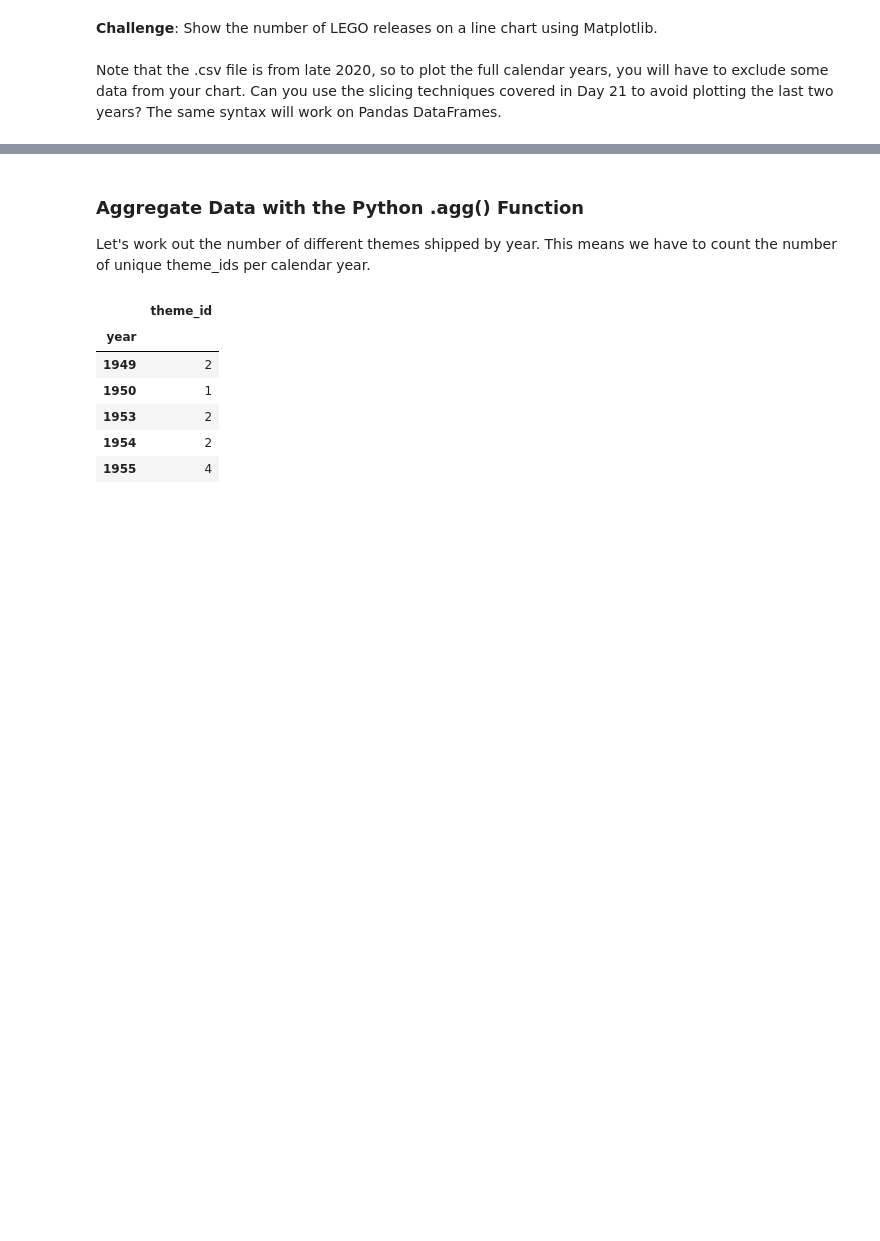
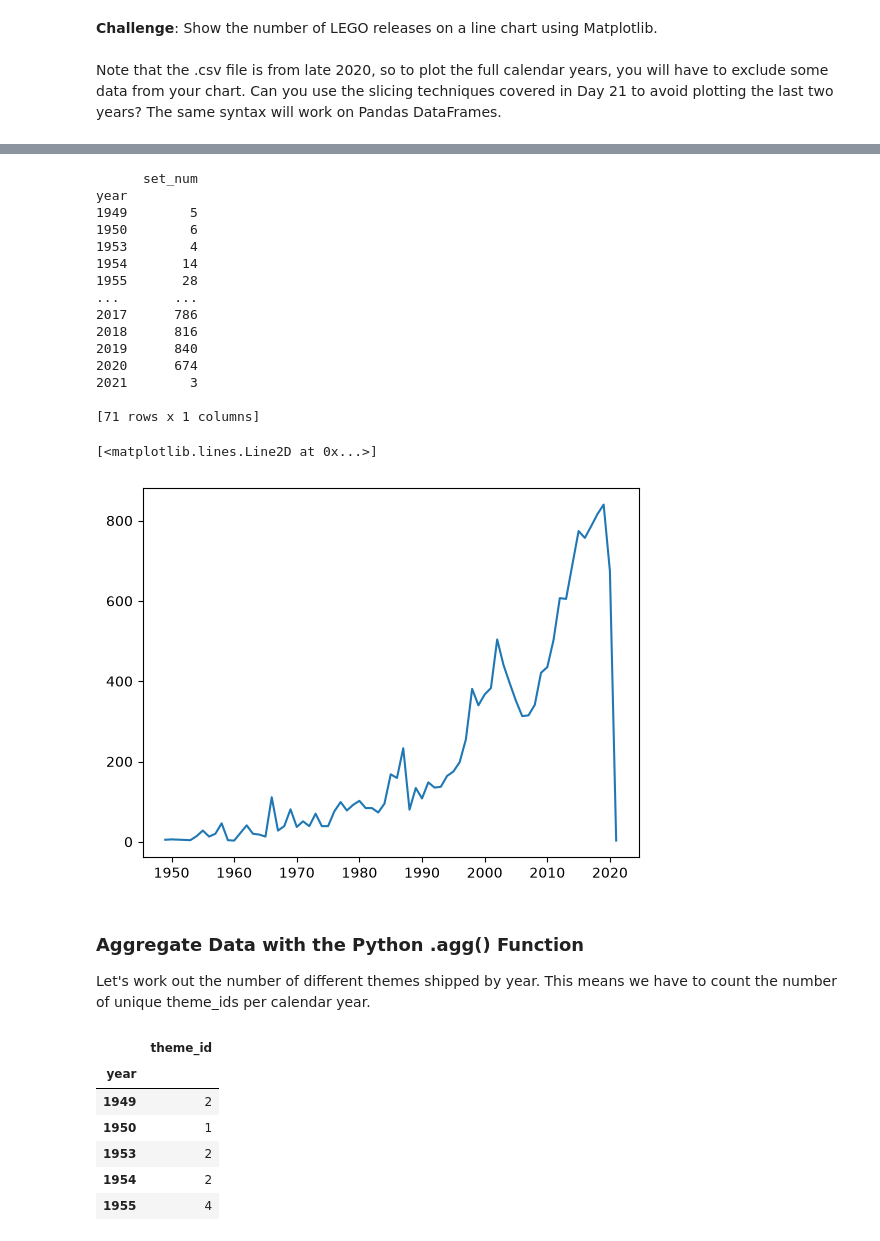
Before and after one commit to luisssSoto/100DifferentProjectsInPython, a Jupyter notebook: Day 74/Lego_Analysis_for_Course_(start).ipynb, the cells around one changed output, grey strips where cells are left out. Drawn from its saved outputs; the diff is of its cells as text; code cells hidden in the pictures; blank space fills up the shorter version.

```diff
--- a/Day 74/Lego_Analysis_for_Course_(start).ipynb
+++ b/Day 74/Lego_Analysis_for_Course_(start).ipynb
@@ -169,3 +190,26 @@ pyplot.plot(sets_by_year.index[:-2], sets_by_year.set_num[:-2])
+# %%
+# Experimenting
+df = pd.DataFrame(ds_by_years)
+print(df)
+plt.plot(df.index, df.set_num)
+# %% [output]
+      set_num
+year
+1949        5
+1950        6
+1953        4
+1954       14
+1955       28
+...       ...
+2017      786
+2018      816
+2019      840
+2020      674
+2021        3
+
+[71 rows x 1 columns]
+[<matplotlib.lines.Line2D at 0x...>]
+[figure, added]
 # %% [markdown]
 ### Aggregate Data with the Python .agg() Function
 
```
Also changed, not shown: parts of 42 cells of this notebook.
